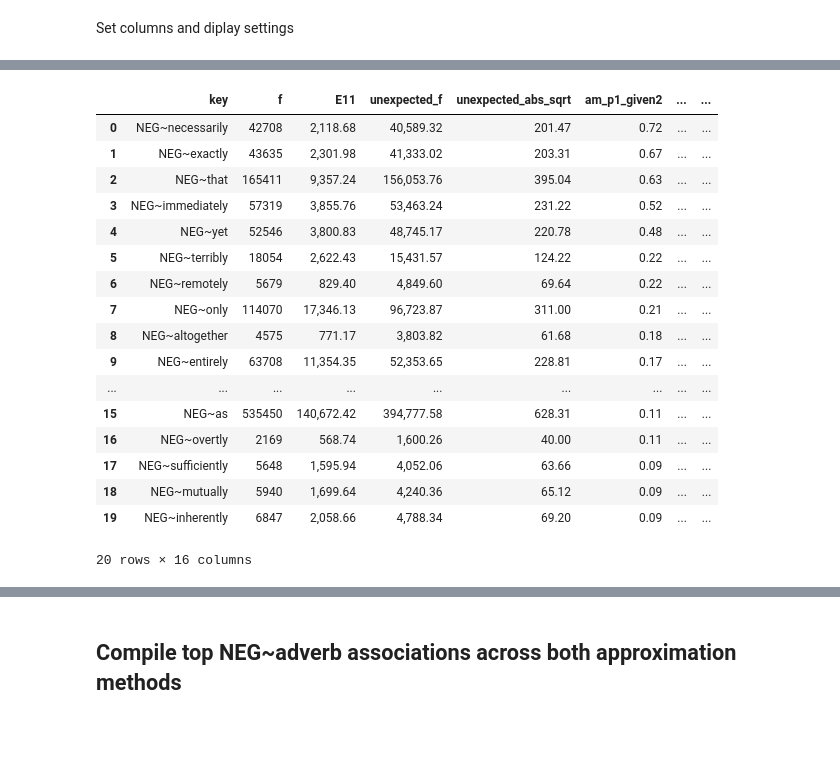
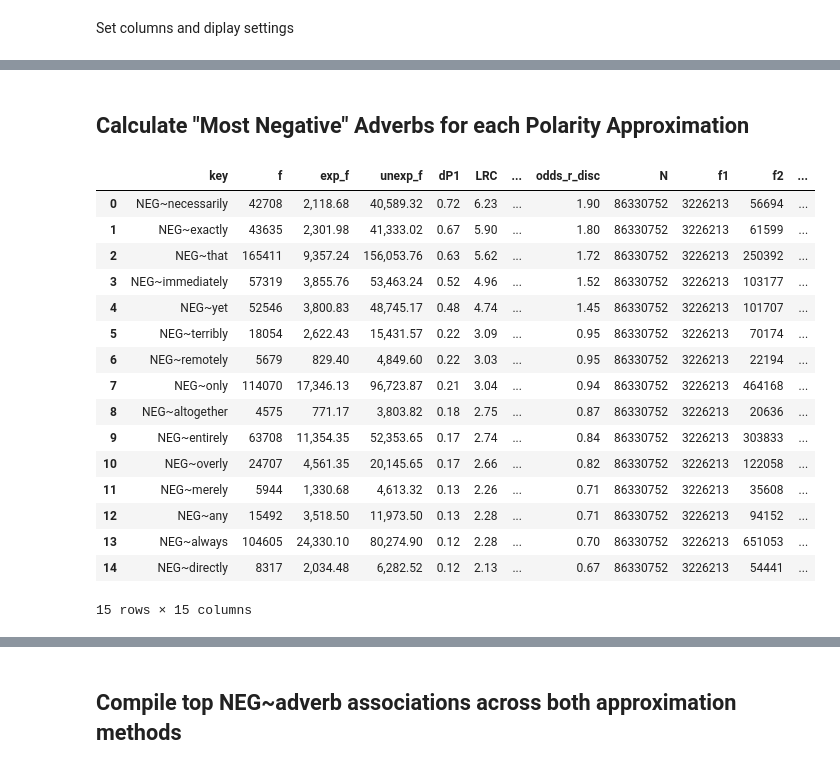
Before and after one commit to AndreaTheLinguist/sanpi, a Jupyter notebook: notebooks/adverb_assoc.ipynb, the cells around one changed output, grey strips where cells are left out. Cells and saved outputs as stored; diff of their text form; code cells hidden in the pictures; blank space fills up the shorter version.

```diff
--- a/notebooks/adverb_assoc.ipynb
+++ b/notebooks/adverb_assoc.ipynb
@@ -11,14 +16,14 @@ from source.utils.sample import sample_pickle as sampkl
 # %% [markdown]
 Set columns and diplay settings
 # %%
-FOCUS = ['f', 'E11', 'unexpected_f', 'unexpected_abs_sqrt',
+FOCUS = ['f', 'E11', 'unexpected_f',
          'am_p1_given2', 'conservative_log_ratio',
          'am_log_likelihood', 't_score',
          'mutual_information', 'am_odds_ratio_disc',
          'N', 'f1', 'f2', 'l1', 'l2']
-pd.set_option('display.max_colwidth', 40)
+pd.set_option('display.max_colwidth', 20)
 pd.set_option('display.max_columns', 12)
-pd.set_option('display.width', 250)
+pd.set_option('display.width', 90)
 pd.set_option("display.precision", 2)
 pd.set_option("styler.format.precision", 2)
 pd.set_option("styler.format.thousands", ",")
@@ -65,47 +70,52 @@ mirror_adv.sample(3)
+# %% [markdown]
+## Calculate "Most Negative" Adverbs for each Polarity Approximation
 # %%
 def get_top_vals(df: pd.DataFrame,
                  index_like: str = 'NEG',
                  metric_filter: str | list = 'conservative_log_ratio',
                  k: int = 10,
                  val_col: str = None,
                  ignore_neg_adv: bool = True):
     env_df = df.copy().loc[df.conservative_log_ratio >=
                            1].filter(like=index_like, axis=0)
     if ignore_neg_adv:
         env_df = env_df.loc[~df.l2.isin(
             ("n't", 'not', 'barely', 'never', 'no', 'none')), :]
     if isinstance(metric_filter, str):
         metric_filter = [metric_filter]
 
     top = pd.concat([env_df.nlargest(k, m) for m in metric_filter]
                     ).drop_duplicates(keep='first')
 
     if val_col:
         top = top[[val_col] + metric_filter]
 
     return top.sort_values(metric_filter[0], ascending=False)
 
 
-[top20_sd, top20_mr] = [get_top_vals(adv_df, k=20, metric_filter=['am_p1_given2', 'conservative_log_ratio'])
-                        for adv_df in [setdiff_adv, mirror_adv]]
-top20_sd.filter(items=FOCUS).reset_index()
+[setdiff_top15, mirror_top15] = [
+    get_top_vals(
+        adv_df, k=15,
+        metric_filter=['am_p1_given2', 'conservative_log_ratio'])
+    for adv_df in (setdiff_adv, mirror_adv)
+]
+adjust_assoc_columns(setdiff_top15.filter(items=FOCUS).reset_index())
 # %% [output]
-|  | key | f | E11 | unexpected_f | unexpected_abs_sqrt | am_p1_given2 | ... | ... |
-| 0 | NEG~necessarily | 42708 | 2,118.68 | 40,589.32 | 201.47 | 0.72 | ... | ... |
-| 1 | NEG~exactly | 43635 | 2,301.98 | 41,333.02 | 203.31 | 0.67 | ... | ... |
-| 2 | NEG~that | 165411 | 9,357.24 | 156,053.76 | 395.04 | 0.63 | ... | ... |
-| 3 | NEG~immediately | 57319 | 3,855.76 | 53,463.24 | 231.22 | 0.52 | ... | ... |
-| 4 | NEG~yet | 52546 | 3,800.83 | 48,745.17 | 220.78 | 0.48 | ... | ... |
-| 5 | NEG~terribly | 18054 | 2,622.43 | 15,431.57 | 124.22 | 0.22 | ... | ... |
-| 6 | NEG~remotely | 5679 | 829.40 | 4,849.60 | 69.64 | 0.22 | ... | ... |
-| 7 | NEG~only | 114070 | 17,346.13 | 96,723.87 | 311.00 | 0.21 | ... | ... |
-| 8 | NEG~altogether | 4575 | 771.17 | 3,803.82 | 61.68 | 0.18 | ... | ... |
-| 9 | NEG~entirely | 63708 | 11,354.35 | 52,353.65 | 228.81 | 0.17 | ... | ... |
-| ... | ... | ... | ... | ... | ... | ... | ... | ... |
-| 15 | NEG~as | 535450 | 140,672.42 | 394,777.58 | 628.31 | 0.11 | ... | ... |
-| 16 | NEG~overtly | 2169 | 568.74 | 1,600.26 | 40.00 | 0.11 | ... | ... |
-| 17 | NEG~sufficiently | 5648 | 1,595.94 | 4,052.06 | 63.66 | 0.09 | ... | ... |
-| 18 | NEG~mutually | 5940 | 1,699.64 | 4,240.36 | 65.12 | 0.09 | ... | ... |
-| 19 | NEG~inherently | 6847 | 2,058.66 | 4,788.34 | 69.20 | 0.09 | ... | ... |
+|  | key | f | exp_f | unexp_f | dP1 | LRC | ... | odds_r_disc | N | f1 | f2 | ... |
+| 0 | NEG~necessarily | 42708 | 2,118.68 | 40,589.32 | 0.72 | 6.23 | ... | 1.90 | 86330752 | 3226213 | 56694 | ... |
+| 1 | NEG~exactly | 43635 | 2,301.98 | 41,333.02 | 0.67 | 5.90 | ... | 1.80 | 86330752 | 3226213 | 61599 | ... |
+| 2 | NEG~that | 165411 | 9,357.24 | 156,053.76 | 0.63 | 5.62 | ... | 1.72 | 86330752 | 3226213 | 250392 | ... |
+| 3 | NEG~immediately | 57319 | 3,855.76 | 53,463.24 | 0.52 | 4.96 | ... | 1.52 | 86330752 | 3226213 | 103177 | ... |
+| 4 | NEG~yet | 52546 | 3,800.83 | 48,745.17 | 0.48 | 4.74 | ... | 1.45 | 86330752 | 3226213 | 101707 | ... |
+| 5 | NEG~terribly | 18054 | 2,622.43 | 15,431.57 | 0.22 | 3.09 | ... | 0.95 | 86330752 | 3226213 | 70174 | ... |
+| 6 | NEG~remotely | 5679 | 829.40 | 4,849.60 | 0.22 | 3.03 | ... | 0.95 | 86330752 | 3226213 | 22194 | ... |
+| 7 | NEG~only | 114070 | 17,346.13 | 96,723.87 | 0.21 | 3.04 | ... | 0.94 | 86330752 | 3226213 | 464168 | ... |
+| 8 | NEG~altogether | 4575 | 771.17 | 3,803.82 | 0.18 | 2.75 | ... | 0.87 | 86330752 | 3226213 | 20636 | ... |
+| 9 | NEG~entirely | 63708 | 11,354.35 | 52,353.65 | 0.17 | 2.74 | ... | 0.84 | 86330752 | 3226213 | 303833 | ... |
+| 10 | NEG~overly | 24707 | 4,561.35 | 20,145.65 | 0.17 | 2.66 | ... | 0.82 | 86330752 | 3226213 | 122058 | ... |
+| 11 | NEG~merely | 5944 | 1,330.68 | 4,613.32 | 0.13 | 2.26 | ... | 0.71 | 86330752 | 3226213 | 35608 | ... |
+| 12 | NEG~any | 15492 | 3,518.50 | 11,973.50 | 0.13 | 2.28 | ... | 0.71 | 86330752 | 3226213 | 94152 | ... |
+| 13 | NEG~always | 104605 | 24,330.10 | 80,274.90 | 0.12 | 2.28 | ... | 0.70 | 86330752 | 3226213 | 651053 | ... |
+| 14 | NEG~directly | 8317 | 2,034.48 | 6,282.52 | 0.12 | 2.13 | ... | 0.67 | 86330752 | 3226213 | 54441 | ... |
-20 rows × 16 columns
+15 rows × 15 columns
 # %%
```
Also changed, not shown: parts of 34 cells of this notebook, 4 other files.
